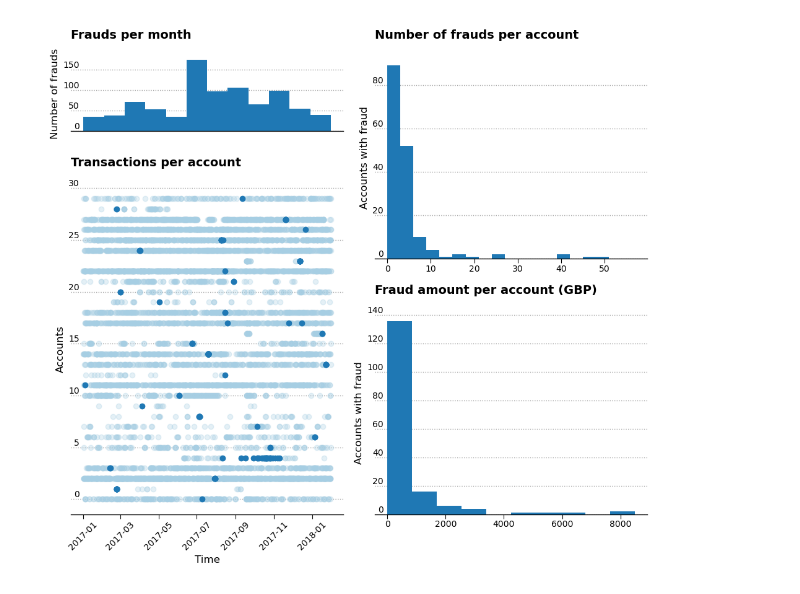
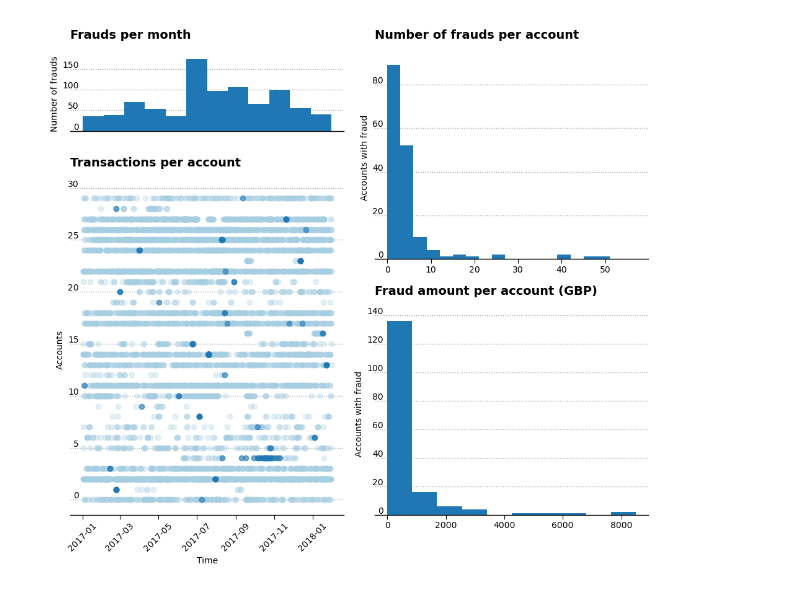
Before and after one commit to capac/credit-card-fraud-detection, a Jupyter notebook: eda.ipynb, the cells around one changed output. Cells and saved outputs as stored; diff of their text form; code cells hidden in the pictures.

```diff
--- a/eda.ipynb
+++ b/eda.ipynb
@@ -27,69 +26,71 @@ labels_df = pd.read_csv(data_path / 'labels_obf.csv', parse_dates=['reportedTime
 labels_df.sort_values(by='reportedTime', inplace=True)
 data_df['fraudCase'] = data_df.eventId.isin(labels_df.eventId).astype(int)
 # %%
-mpl.rc('axes', labelsize=12)
+cmap=plt.cm.Paired.colors
+fig, axes = plt.subplot_mosaic(
+    [['1.', '3.'],
+     ['2.', '3.'],
+     ['2.', '4.'],
+     ['2.', '4.']],
+     figsize=(10, 9)
+     )
 
-fig, axes = plt.subplot_mosaic([['1.', '3.'],
-                               ['2.', '3.'],
-                               ['2.', '4.'],
-                               ['2.', '4.']],
-                               figsize=(10,9))
+
+# frauds per month
+plt.axes(axes['1.'])
+plt.hist(
+    data_df['transactionTime'].loc[data_df['fraudCase'] == 1],
+    bins=12, color=cmap[1]
+    )
+plt.xticks([])
+plt.ylabel('Number of frauds')
+plt.title('Frauds per month')
+
 
 # transactions per account
 plt.axes(axes['2.'])
-acc_with_frauds = sorted(data_df['accountNumber'].loc[data_df['fraudCase']==1].unique().tolist())
-cmap=plt.cm.Paired.colors
+acc_with_frauds = sorted(
+    data_df['accountNumber'].loc[data_df['fraudCase'] == 1].unique().tolist()
+    )
 
 for i in range(30):
     acc = acc_with_frauds[i]
-    fraud = data_df['fraudCase'].loc[data_df['accountNumber']==acc]
-    xx = data_df['transactionTime'].loc[data_df['accountNumber']==acc]
-    plt.scatter(xx, np.ones(len(xx))*i, marker='o', color=cmap[0], alpha=0.3)
-    plt.scatter(xx[fraud==1], np.ones(len(xx[fraud==1]))*i, color=cmap[1])
+    fraud = data_df['fraudCase'].loc[data_df['accountNumber'] == acc]
+    xx = data_df['transactionTime'].loc[data_df['accountNumber'] == acc]
+    plt.scatter(
+        xx, np.ones(len(xx))*i, marker='o',
+        color=cmap[0], alpha=0.3,
+        )
+    plt.scatter(
+        xx[fraud == 1], np.ones(len(xx[fraud == 1]))*i,
+        color=cmap[1], alpha=0.6,
+        )
 
 plt.xticks(rotation=45)
 plt.xlabel('Time')
 plt.ylabel('Accounts')
 plt.title('Transactions per account')
 
 
-# frauds per month
-plt.axes(axes['1.'])
-plt.hist(data_df['transactionTime'].loc[data_df['fraudCase']==1], bins=12, color=cmap[1])
-plt.xticks([])
-plt.ylabel('Number of frauds')
-plt.title('Frauds per month')
+# number of frauds per account
+plt.axes(axes['3.'])
 
-
-# number of frauds per account
-label_encoder = LabelEncoder()
-data_df.accountNumber = label_encoder.fit_transform(data_df.accountNumber)
-
-num_fraud_per_account = []
-for acc in range(max(data_df['accountNumber'])):
-    num_fraud_per_account.append(
-        np.sum(data_df['fraudCase'].loc[data_df['accountNumber']==acc])
-        )
-num_fraud_per_account = np.array([num_fraud_per_account])
-tm = num_fraud_per_account[np.where(num_fraud_per_account>0)]
-
-plt.axes(axes['3.'])
-plt.hist(tm, bins=np.arange(0, 60, 3), color=cmap[1])
+fraud_df = data_df.loc[data_df.fraudCase == 1]
+num_frauds_per_account = fraud_df.groupby('accountNumber')['transactionAmount'].count()
+plt.hist(num_frauds_per_account, bins=np.arange(0, 60, 3), color=cmap[1])
 plt.title('Number of frauds per account')
 plt.ylabel('Accounts with fraud')
 
 
 # fraud amount per account
-fraud_df = data_df[data_df.fraudCase == 1]
+plt.axes(axes['4.'])
 fraud_amount_per_account = fraud_df.groupby('accountNumber')['transactionAmount'].sum()
-
-plt.axes(axes['4.'])
 plt.hist(fraud_amount_per_account, color=cmap[1])
 plt.title('Fraud amount per account (GBP)')
 plt.ylabel('Accounts with fraud')
 
 plt.tight_layout()
 # %% [output]
-[figure, old version]
+[figure, new version]
 # %%
 fig, (ax1, ax2, ax3) = plt.subplots(3, 1, figsize=(8, 9))
```
Also changed, not shown: parts of 7 cells of this notebook.
